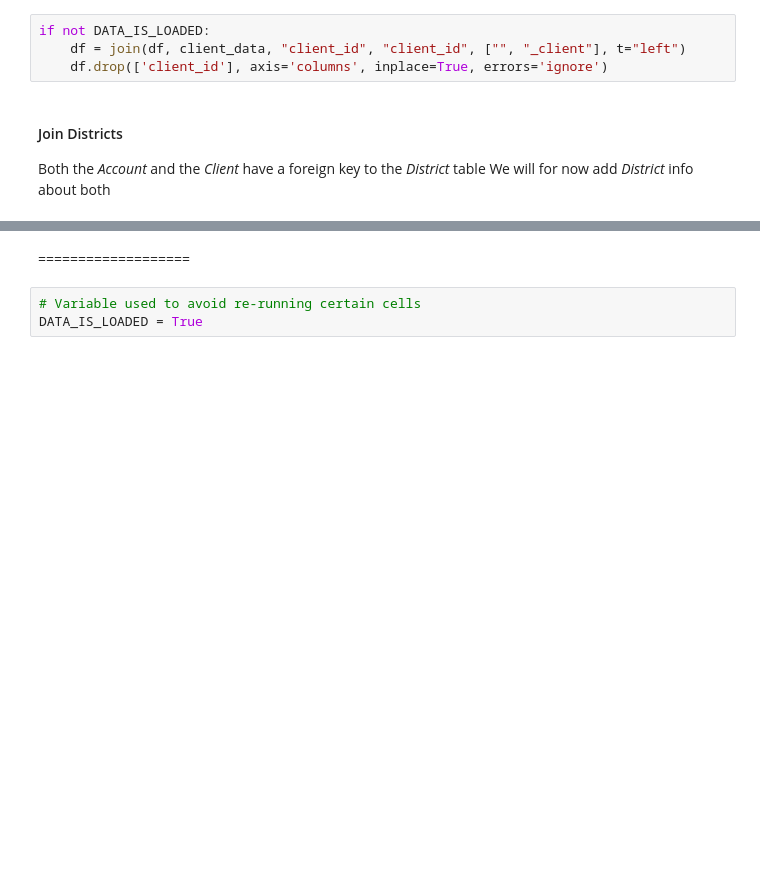
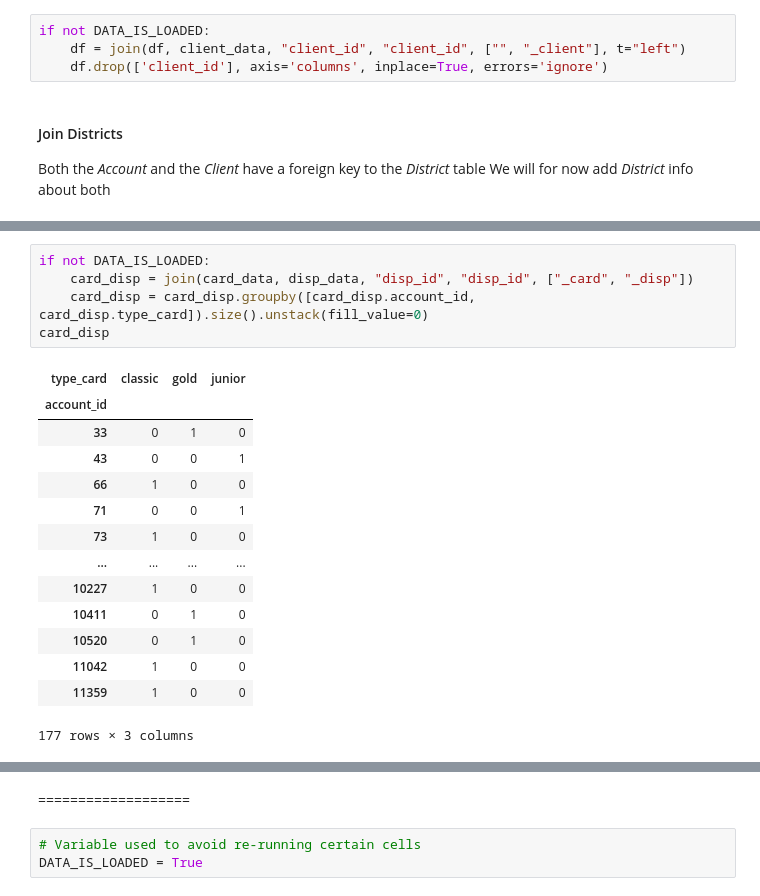
Before and after one commit to ruialves35/feup-ac, a Jupyter notebook: src/analysis/dataAnalysis.ipynb, the cells around one changed output, grey strips where cells are left out. Saved outputs shown, nothing was run; the diff lists cells and outputs as text; blank space fills up the shorter version.

```diff
--- a/src/analysis/dataAnalysis.ipynb
+++ b/src/analysis/dataAnalysis.ipynb
@@ -185,0 +303,20 @@ if not DATA_IS_LOADED:
+# %%
+if not DATA_IS_LOADED:
+    card_disp = join(card_data, disp_data, "disp_id", "disp_id", ["_card", "_disp"])
+    card_disp = card_disp.groupby([card_disp.account_id, card_disp.type_card]).size().unstack(fill_value=0)
+card_disp
+# %% [output]
+| type_card | classic | gold | junior |
+| account_id |  |  |  |
+| 33 | 0 | 1 | 0 |
+| 43 | 0 | 0 | 1 |
+| 66 | 1 | 0 | 0 |
+| 71 | 0 | 0 | 1 |
+| 73 | 1 | 0 | 0 |
+| ... | ... | ... | ... |
+| 10227 | 1 | 0 | 0 |
+| 10411 | 0 | 1 | 0 |
+| 10520 | 0 | 1 | 0 |
+| 11042 | 1 | 0 | 0 |
+| 11359 | 1 | 0 | 0 |
+177 rows × 3 columns
```
Also changed, not shown: parts of 22 cells of this notebook, 2 other files.
